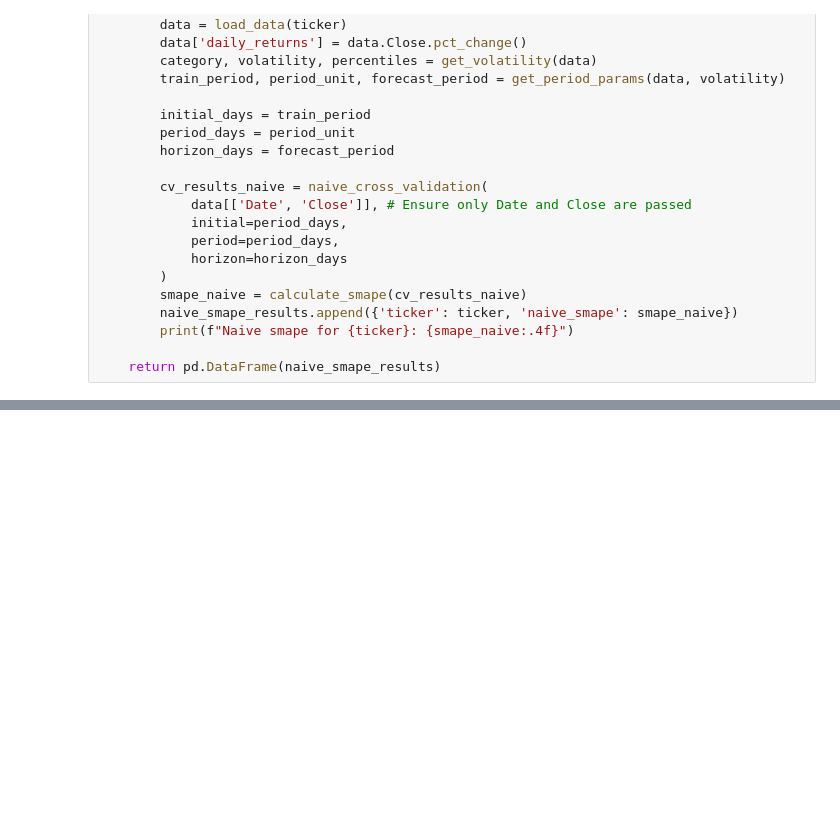
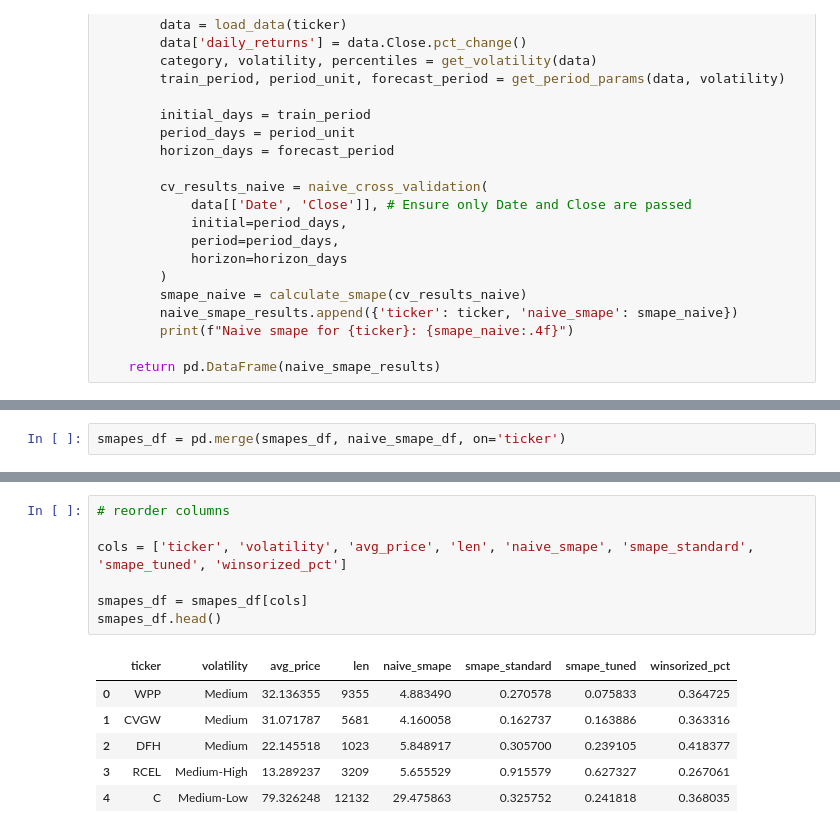
Before and after one commit to shanejp76/Forecasting-Tool-for-Swing-Trading, a Jupyter notebook: 2025.02.13 - Naive Model.ipynb, the cells around one changed output, grey strips where cells are left out. Drawn from its saved outputs; the diff is of its cells as text; blank space fills up the shorter version.

```diff
--- a/2025.02.13 - Naive Model.ipynb
+++ b/2025.02.13 - Naive Model.ipynb
@@ -227,0 +219,2 @@ np.float64(25262.187914633916)
+# %%
+smapes_df = pd.merge(smapes_df, naive_smape_df, on='ticker')
@@ -227,0 +227,14 @@ np.float64(25262.187914633916)
+# %%
+# reorder columns
+
+cols = ['ticker', 'volatility', 'avg_price', 'len', 'naive_smape', 'smape_standard', 'smape_tuned', 'winsorized_pct']
+
+smapes_df = smapes_df[cols]
+smapes_df.head()
+# %% [output]
+|  | ticker | volatility | avg_price | len | naive_smape | smape_standard | smape_tuned | winsorized_pct |
+| 0 | WPP | Medium | 32.136355 | 9355 | 4.883490 | 0.270578 | 0.075833 | 0.364725 |
+| 1 | CVGW | Medium | 31.071787 | 5681 | 4.160058 | 0.162737 | 0.163886 | 0.363316 |
+| 2 | DFH | Medium | 22.145518 | 1023 | 5.848917 | 0.305700 | 0.239105 | 0.418377 |
+| 3 | RCEL | Medium-High | 13.289237 | 3209 | 5.655529 | 0.915579 | 0.627327 | 0.267061 |
+| 4 | C | Medium-Low | 79.326248 | 12132 | 29.475863 | 0.325752 | 0.241818 | 0.368035 |
```
Also changed, not shown: parts of 12 cells of this notebook, 6 other files.
